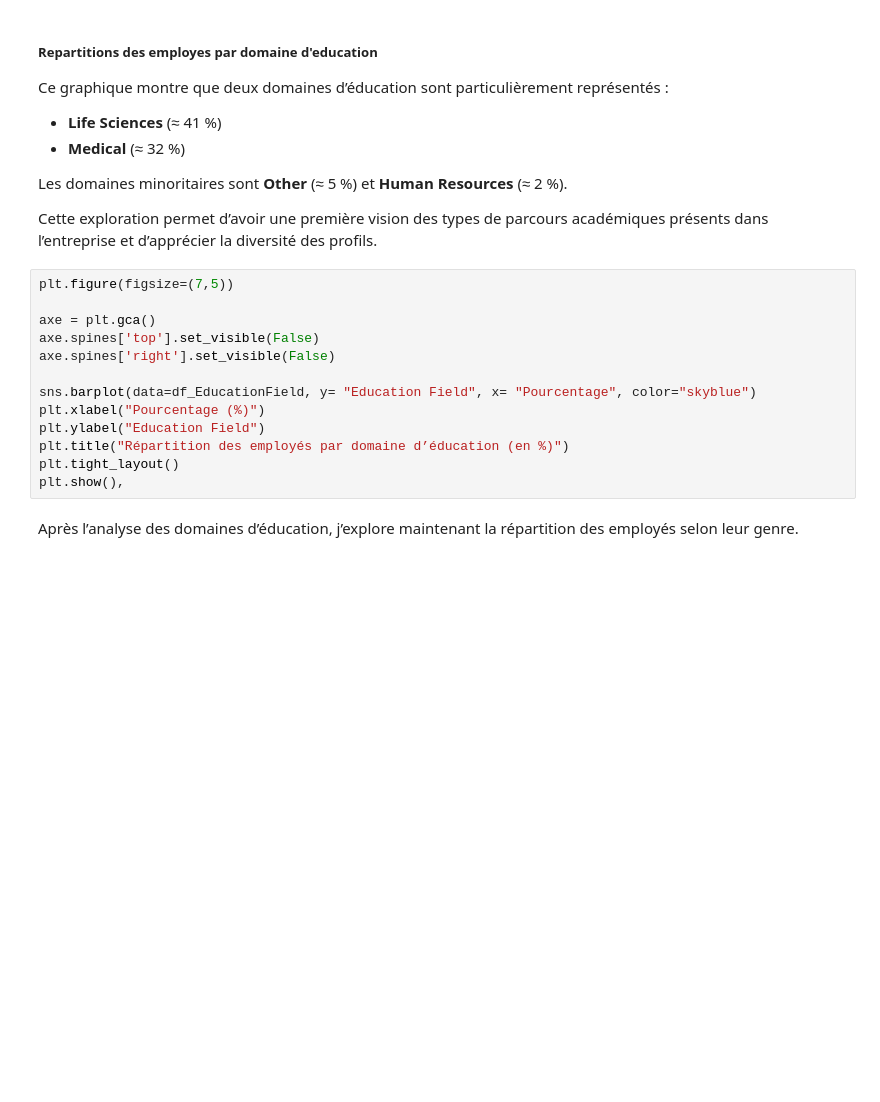
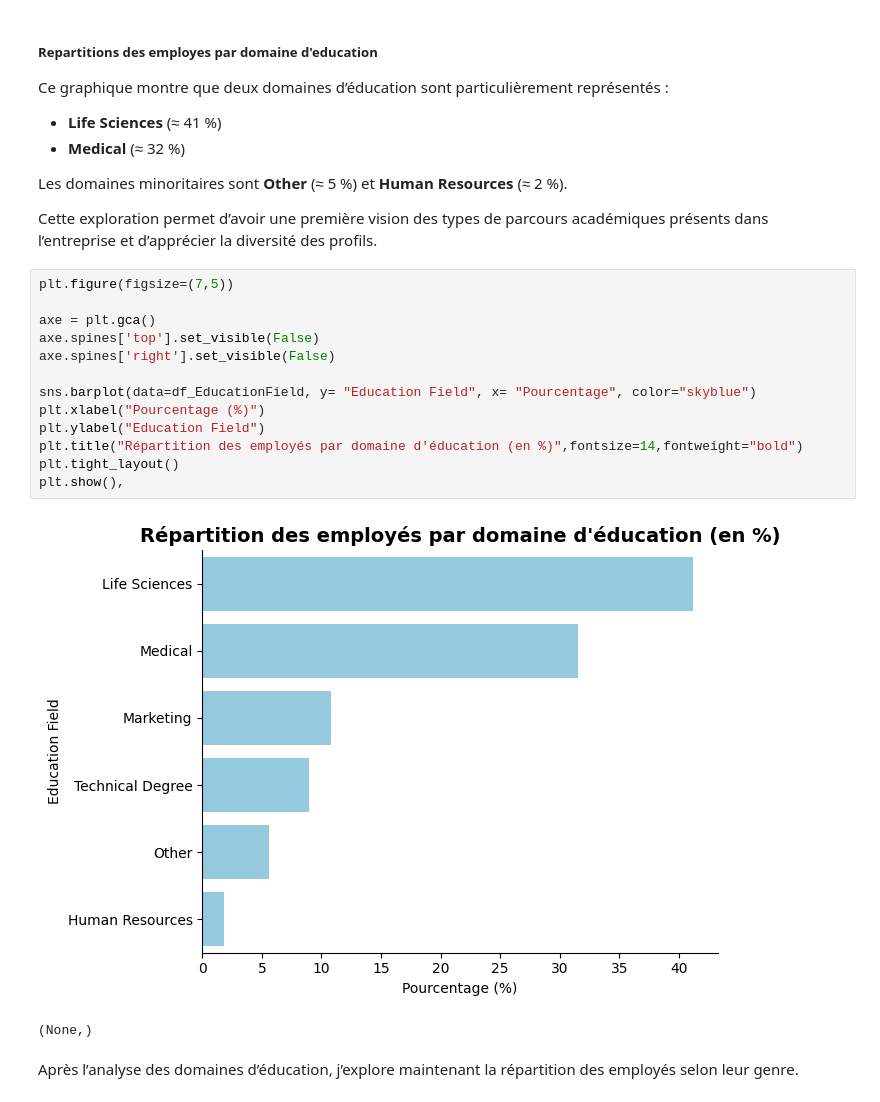
Before and after one commit to Kemuri15/employee-attrition-analysis, a Jupyter notebook: notebooks/03_axes_vie_perso.ipynb, the cells around one changed output. Cells and saved outputs as stored; diff of their text form; blank space fills up the shorter version.

```diff
--- a/notebooks/03_axes_vie_perso.ipynb
+++ b/notebooks/03_axes_vie_perso.ipynb
@@ -386,16 +389,19 @@ Cette exploration permet d’avoir une première vision des types de parcours ac
 # %%
 plt.figure(figsize=(7,5))
 
 axe = plt.gca()
 axe.spines['top'].set_visible(False)
 axe.spines['right'].set_visible(False)
 
 sns.barplot(data=df_EducationField, y= "Education Field", x= "Pourcentage", color="skyblue")
 plt.xlabel("Pourcentage (%)")
 plt.ylabel("Education Field")
-plt.title("Répartition des employés par domaine d’éducation (en %)")
+plt.title("Répartition des employés par domaine d'éducation (en %)",fontsize=14,fontweight="bold")
 plt.tight_layout()
 plt.show(),
+# %% [output]
+[figure, added]
+(None,)
 # %% [markdown]
 Après l’analyse des domaines d’éducation, j’explore maintenant la répartition des employés selon leur genre.
 # %% [markdown]
```
Also changed, not shown: parts of 24 cells of this notebook.
